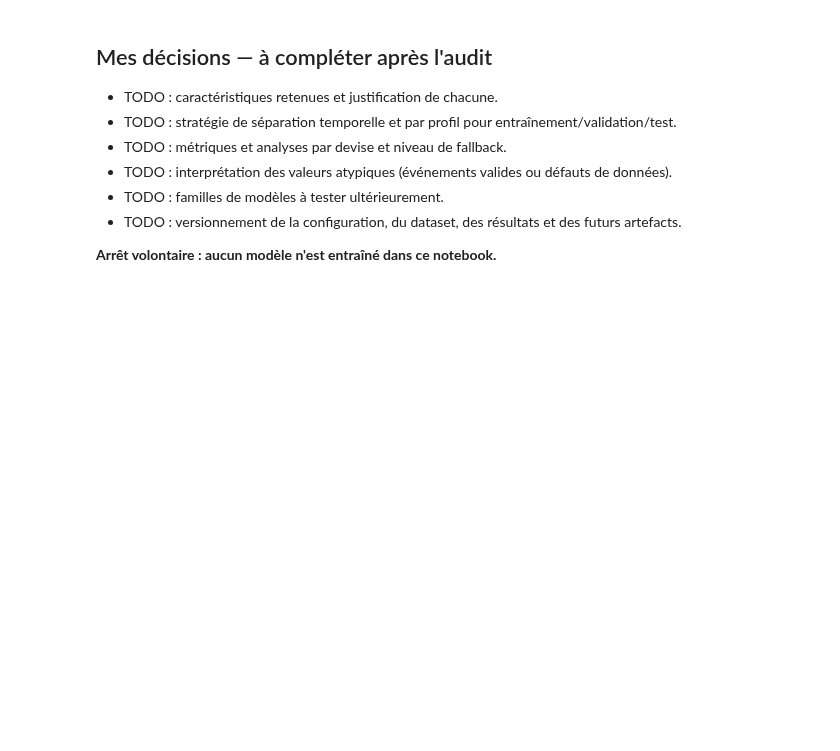
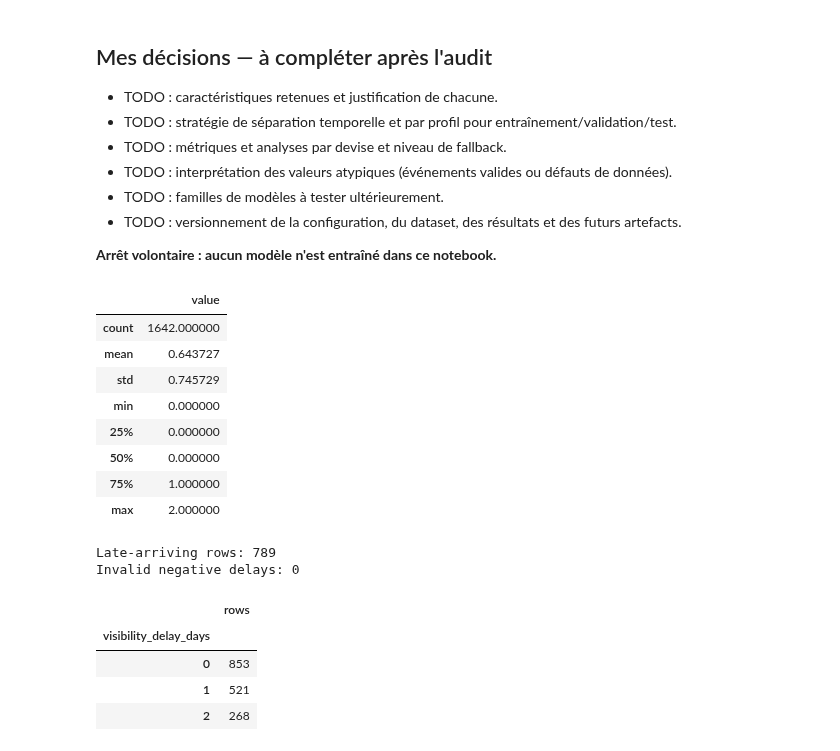
Before and after one commit to AzizX25/smart-financial-wellness, a Jupyter notebook: ml-pipeline/notebooks/01_data_audit.ipynb, the cells around one changed output. Cells and saved outputs as stored; diff of their text form; code cells hidden in the pictures; blank space fills up the shorter version.

```diff
--- a/ml-pipeline/notebooks/01_data_audit.ipynb
+++ b/ml-pipeline/notebooks/01_data_audit.ipynb
@@ -130,3 +253,45 @@ display(processed_frame.loc[outlier_mask, [
 - TODO : versionnement de la configuration, du dataset, des résultats et des futurs artefacts.
 
 **Arrêt volontaire : aucun modèle n'est entraîné dans ce notebook.**
+# %%
+date_audit = raw_frame.copy()
+date_audit["booking_date"] = pd.to_datetime(date_audit["booking_date"])
+date_audit["known_date"] = pd.to_datetime(date_audit["known_date"])
+date_audit["visibility_delay_days"] = (
+    date_audit["known_date"] - date_audit["booking_date"]
+).dt.days
+
+display(
+    date_audit["visibility_delay_days"]
+    .describe()
+    .rename("value")
+    .to_frame()
+)
+
+print("Late-arriving rows:", int((date_audit["visibility_delay_days"] > 0).sum()))
+print("Invalid negative delays:", int((date_audit["visibility_delay_days"] < 0).sum()))
+
+display(
+    date_audit["visibility_delay_days"]
+    .value_counts()
+    .sort_index()
+    .rename("rows")
+    .to_frame()
+)
+# %% [output]
+|  | value |
+| count | 1642.000000 |
+| mean | 0.643727 |
+| std | 0.745729 |
+| min | 0.000000 |
+| 25% | 0.000000 |
+| 50% | 0.000000 |
+| 75% | 1.000000 |
+| max | 2.000000 |
+Late-arriving rows: 789
+Invalid negative delays: 0
+|  | rows |
+| visibility_delay_days |  |
+| 0 | 853 |
+| 1 | 521 |
+| 2 | 268 |
```
Also changed, not shown: parts of 14 cells of this notebook, 12 other files.
